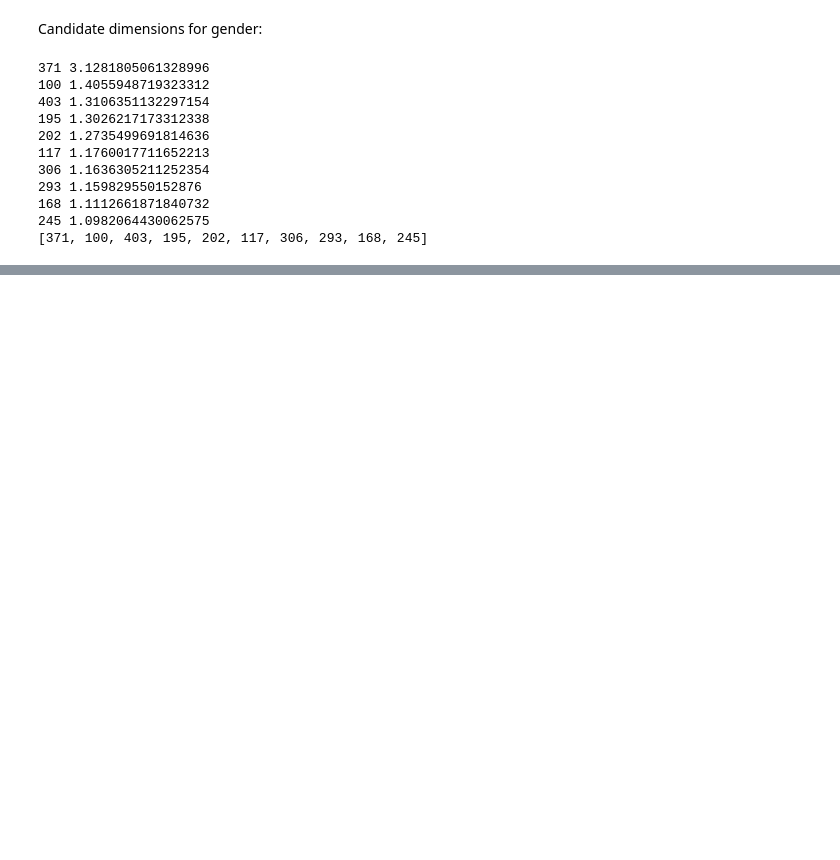
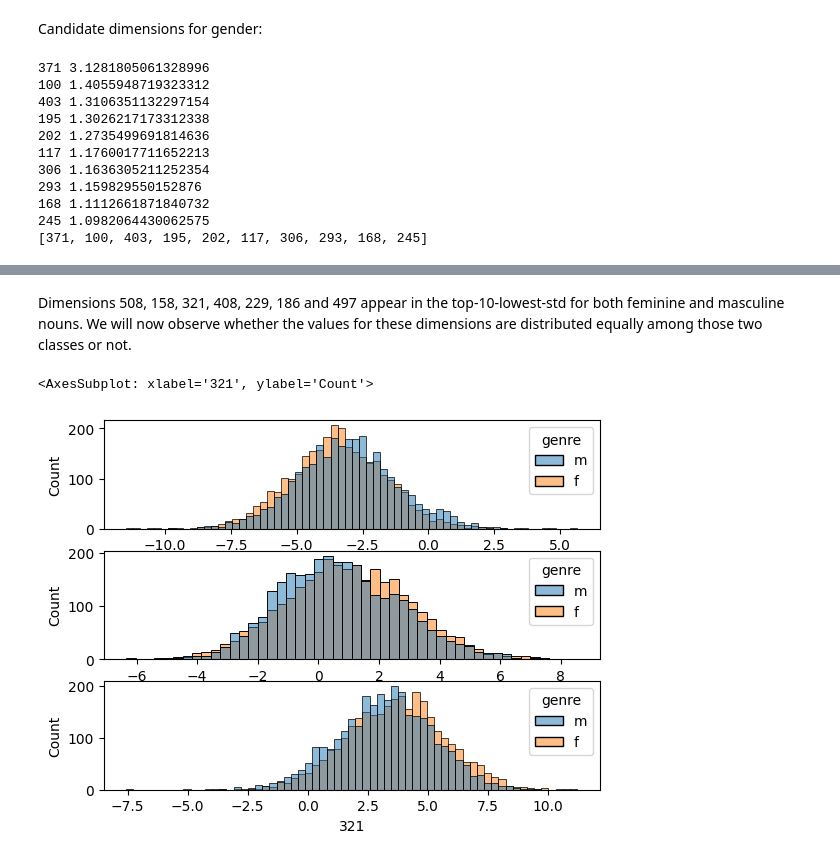
Before and after one commit to ClementineBleuze/WordEmbeddings, a Jupyter notebook: FlauBERT/retrieving-gender-information.ipynb, the cells around one changed output, grey strips where cells are left out. Cells and saved outputs as stored; diff of their text form; code cells hidden in the pictures; blank space fills up the shorter version.

Commit message:
correlation and std study for gender (to be further analysed)

```diff
--- a/FlauBERT/retrieving-gender-information.ipynb
+++ b/FlauBERT/retrieving-gender-information.ipynb
@@ -96,3 +98,8 @@ fem_n_we
 | île | -0.489183 | -3.752668 | -2.676017 | 4.677486 | 1.093927 | -5.670148 | -0.456426 | 2.867334 | 2.531248 | -2.738322 | ... | ... |
 | îles | -2.838814 | -3.576476 | -1.082639 | 5.224788 | 1.871563 | -5.175120 | 2.896314 | 1.005481 | 4.880717 | -2.816181 | ... | ... |
 3004 rows × 520 columns
+# %%
+all_n_we = pd.concat([masc_n_we, fem_n_we])
+gender_values = [0]*3000 + [1]*3004
+all_n_we["gender"] = gender_values
+all_n_we
@@ -187,0 +215,13 @@ print(topn)
+# %% [markdown]
+Dimensions 508, 158, 321, 408, 229, 186 and 497 appear in the top-10-lowest-std for both feminine and masculine nouns. We will now observe whether the values for these dimensions are distributed equally among those two classes or not.
+# %%
+import seaborn as sns
+from matplotlib import pyplot as plt
+fig, axs = plt.subplots(3,1)
+
+sns.histplot(data = all_n_we, x = "508", hue='genre', ax=axs[0])
+sns.histplot(data = all_n_we, x = "158", hue='genre', ax=axs[1])
+sns.histplot(data = all_n_we, x = "321", hue='genre', ax=axs[2])
+# %% [output]
+<AxesSubplot: xlabel='321', ylabel='Count'>
+[figure, added]
```
Also changed, not shown: parts of 24 cells of this notebook.
